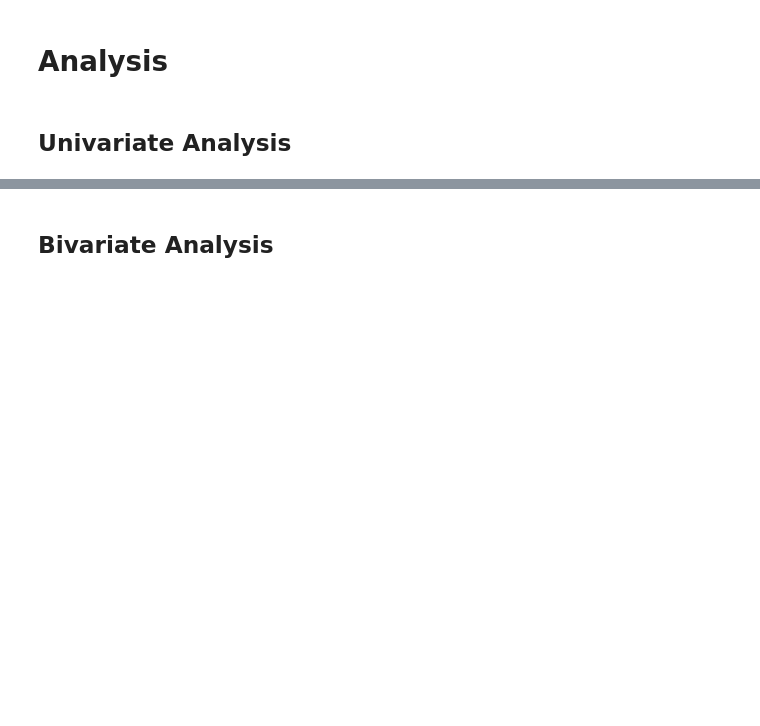
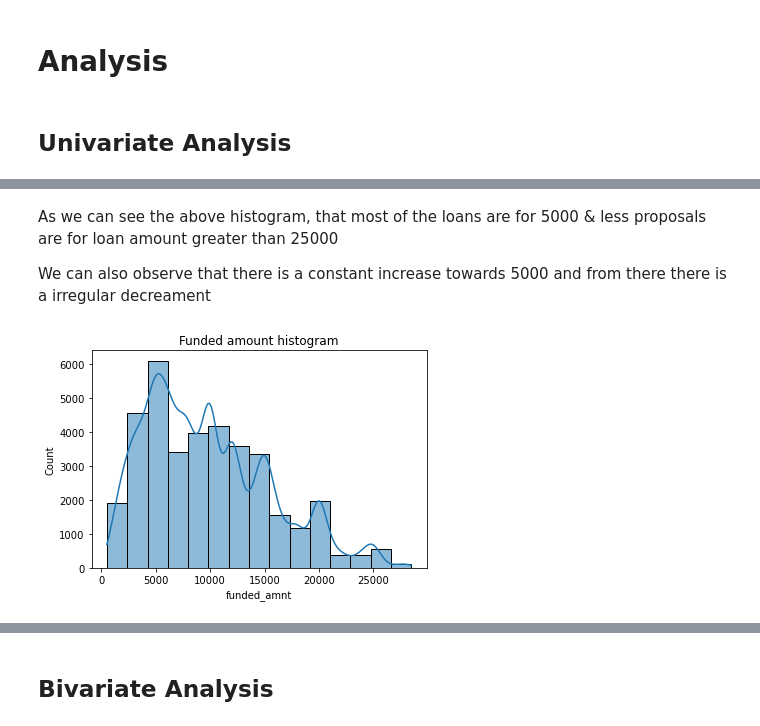
Before and after one commit to rashmiaab/LendingClubCaseStudy, a Jupyter notebook: Nagarjun Chittyala.ipynb, the cells around one changed output, grey strips where cells are left out. Drawn from its saved outputs; the diff is of its cells as text; code cells hidden in the pictures; blank space fills up the shorter version.

```diff
--- a/Nagarjun Chittyala.ipynb
+++ b/Nagarjun Chittyala.ipynb
@@ -645,0 +793,10 @@ plt.show()
+# %% [markdown]
+As we can see the above histogram, that most of the loans are for 5000 & less proposals are for loan amount greater than 25000
+
+We can also observe that there is a constant increase towards 5000 and from there there is a irregular decreament
+# %%
+sns.histplot(data=df.funded_amnt, bins=15, kde=True)
+plt.title('Funded amount histogram')
+plt.show()
+# %% [output]
+[figure, added]
```
Also changed, not shown: parts of 59 cells of this notebook.
